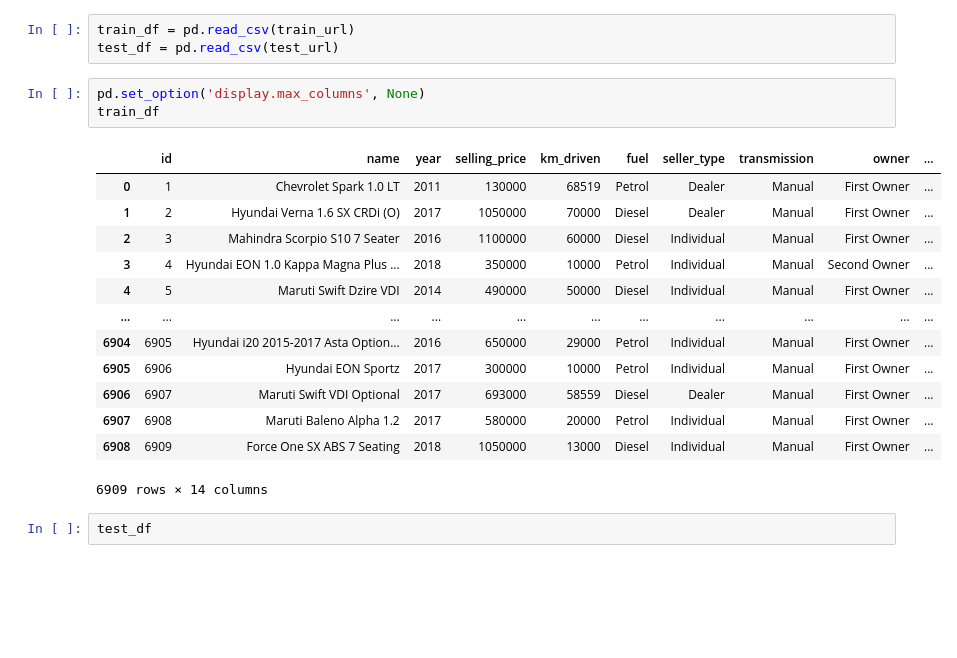
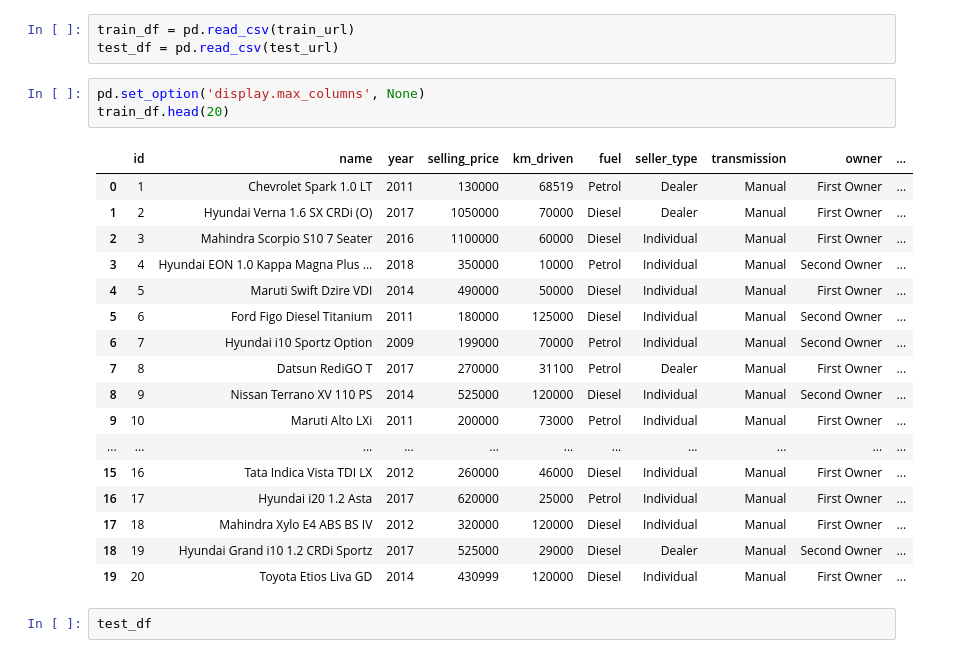
Before and after one commit to Sergio3d/CD-Core, a Jupyter notebook: tema3/practica_regresion.ipynb, the cells around one changed output. Saved outputs shown, nothing was run; the diff lists cells and outputs as text; blank space fills up the shorter version.

```diff
--- a/tema3/practica_regresion.ipynb
+++ b/tema3/practica_regresion.ipynb
@@ -48,21 +50,25 @@ train_df = pd.read_csv(train_url)
 test_df = pd.read_csv(test_url)
 # %%
 pd.set_option('display.max_columns', None)
-train_df
+train_df.head(20)
 # %% [output]
 |  | id | name | year | selling_price | km_driven | fuel | seller_type | transmission | owner | ... |
 | 0 | 1 | Chevrolet Spark 1.0 LT | 2011 | 130000 | 68519 | Petrol | Dealer | Manual | First Owner | ... |
 | 1 | 2 | Hyundai Verna 1.6 SX CRDi (O) | 2017 | 1050000 | 70000 | Diesel | Dealer | Manual | First Owner | ... |
 | 2 | 3 | Mahindra Scorpio S10 7 Seater | 2016 | 1100000 | 60000 | Diesel | Individual | Manual | First Owner | ... |
 | 3 | 4 | Hyundai EON 1.0 Kappa Magna Plus ... | 2018 | 350000 | 10000 | Petrol | Individual | Manual | Second Owner | ... |
 | 4 | 5 | Maruti Swift Dzire VDI | 2014 | 490000 | 50000 | Diesel | Individual | Manual | First Owner | ... |
+| 5 | 6 | Ford Figo Diesel Titanium | 2011 | 180000 | 125000 | Diesel | Individual | Manual | Second Owner | ... |
+| 6 | 7 | Hyundai i10 Sportz Option | 2009 | 199000 | 70000 | Petrol | Individual | Manual | Second Owner | ... |
+| 7 | 8 | Datsun RediGO T | 2017 | 270000 | 31100 | Petrol | Dealer | Manual | First Owner | ... |
+| 8 | 9 | Nissan Terrano XV 110 PS | 2014 | 525000 | 120000 | Diesel | Individual | Manual | Second Owner | ... |
+| 9 | 10 | Maruti Alto LXi | 2011 | 200000 | 73000 | Petrol | Individual | Manual | First Owner | ... |
 | ... | ... | ... | ... | ... | ... | ... | ... | ... | ... | ... |
-| 6904 | 6905 | Hyundai i20 2015-2017 Asta Option... | 2016 | 650000 | 29000 | Petrol | Individual | Manual | First Owner | ... |
-| 6905 | 6906 | Hyundai EON Sportz | 2017 | 300000 | 10000 | Petrol | Individual | Manual | First Owner | ... |
-| 6906 | 6907 | Maruti Swift VDI Optional | 2017 | 693000 | 58559 | Diesel | Dealer | Manual | First Owner | ... |
-| 6907 | 6908 | Maruti Baleno Alpha 1.2 | 2017 | 580000 | 20000 | Petrol | Individual | Manual | First Owner | ... |
-| 6908 | 6909 | Force One SX ABS 7 Seating | 2018 | 1050000 | 13000 | Diesel | Individual | Manual | First Owner | ... |
+| 15 | 16 | Tata Indica Vista TDI LX | 2012 | 260000 | 46000 | Diesel | Individual | Manual | First Owner | ... |
+| 16 | 17 | Hyundai i20 1.2 Asta | 2017 | 620000 | 25000 | Petrol | Individual | Manual | First Owner | ... |
+| 17 | 18 | Mahindra Xylo E4 ABS BS IV | 2012 | 320000 | 120000 | Diesel | Individual | Manual | First Owner | ... |
+| 18 | 19 | Hyundai Grand i10 1.2 CRDi Sportz | 2017 | 525000 | 29000 | Diesel | Dealer | Manual | Second Owner | ... |
+| 19 | 20 | Toyota Etios Liva GD | 2014 | 430999 | 120000 | Diesel | Individual | Manual | First Owner | ... |
-6909 rows × 14 columns
 # %%
 test_df
 # %% [output]
```
Also changed, not shown: parts of 15 cells of this notebook.
